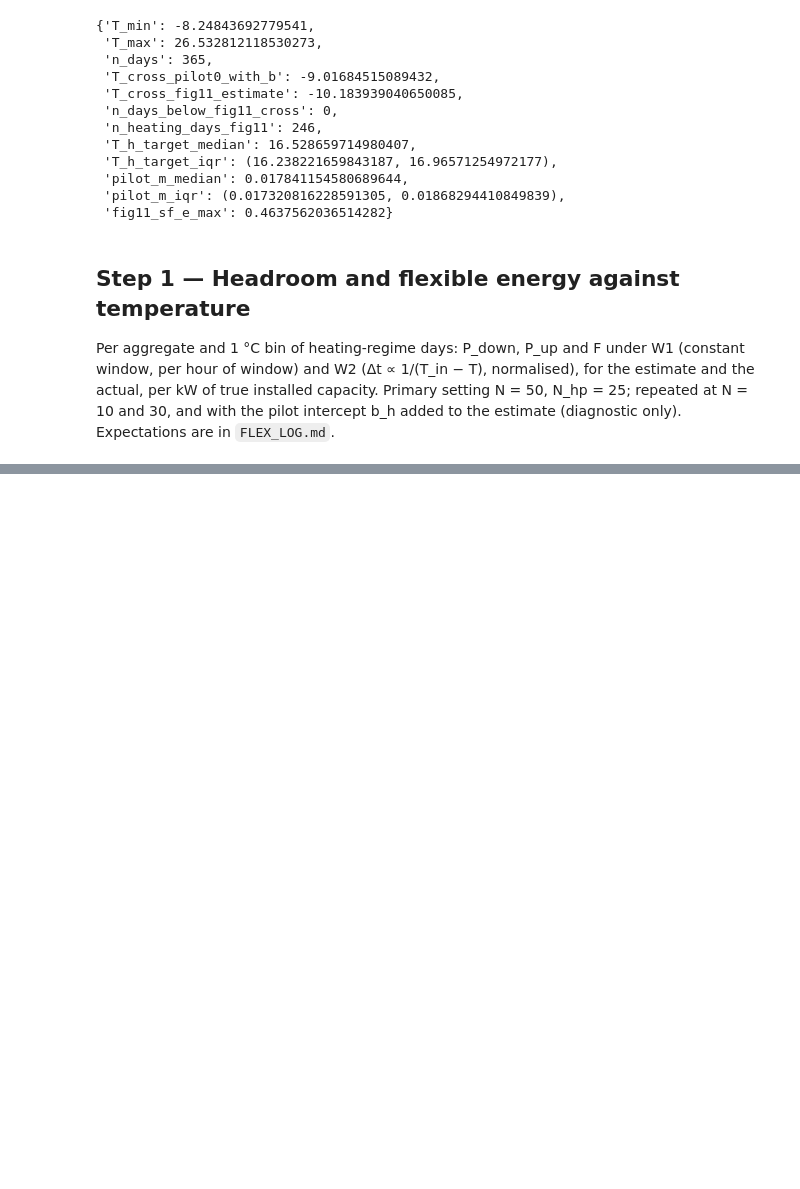
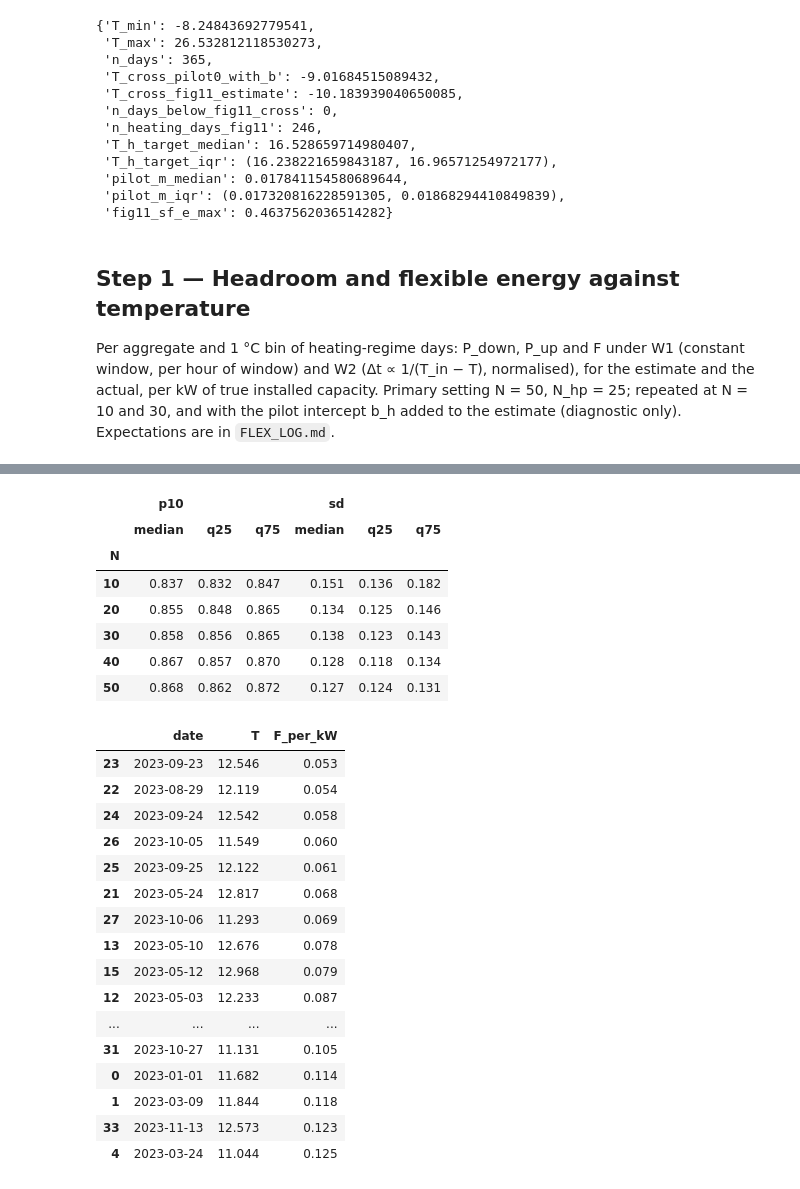
Before and after one commit to agouveia-kul/hp-sensitivity-paper, a Jupyter notebook: flex_temperature.ipynb, the cells around one changed output, grey strips where cells are left out. Saved outputs shown, nothing was run; the diff lists cells and outputs as text; code cells hidden in the pictures; blank space fills up the shorter version.

```diff
--- a/flex_temperature.ipynb
+++ b/flex_temperature.ipynb
@@ -212,0 +264,28 @@ for k in [(30, 15), (10, 5), 'primary_with_b']:
+# %%
+display(step2['detrended'].round(3)); step2['shoulder'].round(3)
+# %% [output]
+|  | p10 |  |  | sd |  |  |
+|  | median | q25 | q75 | median | q25 | q75 |
+| N |  |  |  |  |  |  |
+| 10 | 0.837 | 0.832 | 0.847 | 0.151 | 0.136 | 0.182 |
+| 20 | 0.855 | 0.848 | 0.865 | 0.134 | 0.125 | 0.146 |
+| 30 | 0.858 | 0.856 | 0.865 | 0.138 | 0.123 | 0.143 |
+| 40 | 0.867 | 0.857 | 0.870 | 0.128 | 0.118 | 0.134 |
+| 50 | 0.868 | 0.862 | 0.872 | 0.127 | 0.124 | 0.131 |
+|  | date | T | F_per_kW |
+| 23 | 2023-09-23 | 12.546 | 0.053 |
+| 22 | 2023-08-29 | 12.119 | 0.054 |
+| 24 | 2023-09-24 | 12.542 | 0.058 |
+| 26 | 2023-10-05 | 11.549 | 0.060 |
+| 25 | 2023-09-25 | 12.122 | 0.061 |
+| 21 | 2023-05-24 | 12.817 | 0.068 |
+| 27 | 2023-10-06 | 11.293 | 0.069 |
+| 13 | 2023-05-10 | 12.676 | 0.078 |
+| 15 | 2023-05-12 | 12.968 | 0.079 |
+| 12 | 2023-05-03 | 12.233 | 0.087 |
+| ... | ... | ... | ... |
+| 31 | 2023-10-27 | 11.131 | 0.105 |
+| 0 | 2023-01-01 | 11.682 | 0.114 |
+| 1 | 2023-03-09 | 11.844 | 0.118 |
+| 33 | 2023-11-13 | 12.573 | 0.123 |
+| 4 | 2023-03-24 | 11.044 | 0.125 |
```
Also changed, not shown: parts of 4 cells of this notebook, 6 other files.
